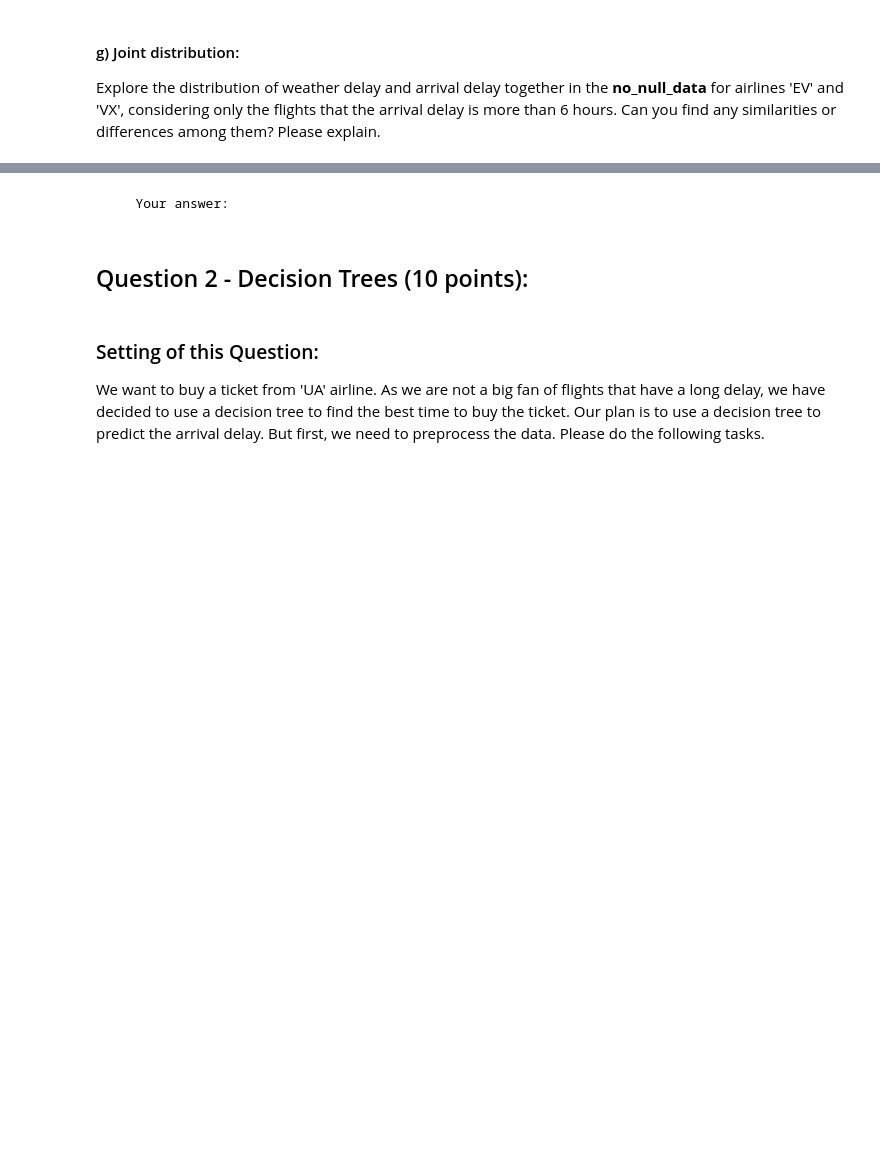
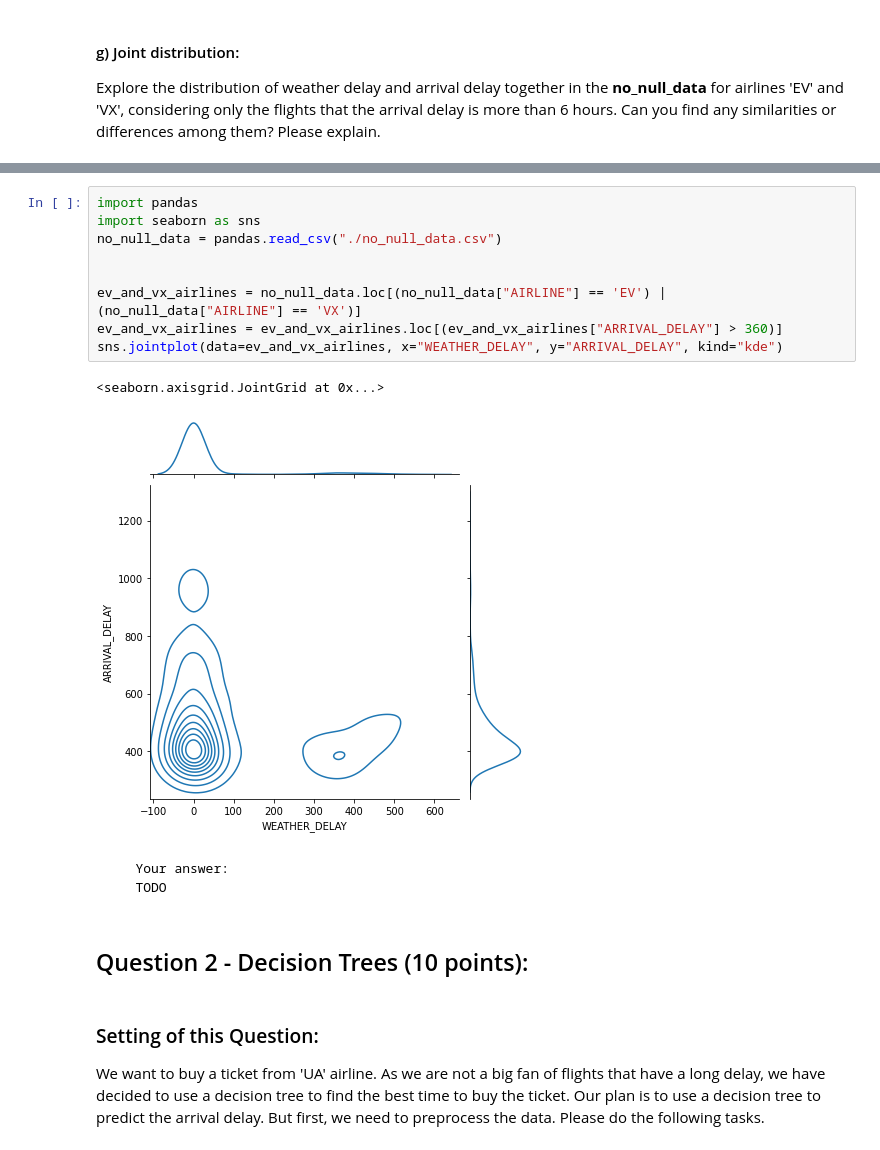
Before and after one commit to LD-devel/IDS-1, a Jupyter notebook: assignment_part1.ipynb, the cells around one changed output, grey strips where cells are left out. Cells and saved outputs as stored; diff of their text form; blank space fills up the shorter version.

```diff
--- a/assignment_part1.ipynb
+++ b/assignment_part1.ipynb
@@ -273,5 +262,18 @@ Explore the distribution of weather delay and arrival delay together in the <b>n
+# %%
+import pandas
+import seaborn as sns
+no_null_data = pandas.read_csv("./no_null_data.csv")
+
+
+ev_and_vx_airlines = no_null_data.loc[(no_null_data["AIRLINE"] == 'EV') | (no_null_data["AIRLINE"] == 'VX')]
+ev_and_vx_airlines = ev_and_vx_airlines.loc[(ev_and_vx_airlines["ARRIVAL_DELAY"] > 360)]
+sns.jointplot(data=ev_and_vx_airlines, x="WEATHER_DELAY", y="ARRIVAL_DELAY", kind="kde")
+# %% [output]
+<seaborn.axisgrid.JointGrid at 0x...>
+[figure, added]
 # %% [markdown]
        Your answer:
+       TODO
 # %% [markdown]
 ## Question 2 - Decision Trees (10 points):
 # %% [markdown]
```
Also changed, not shown: parts of 13 cells of this notebook.
